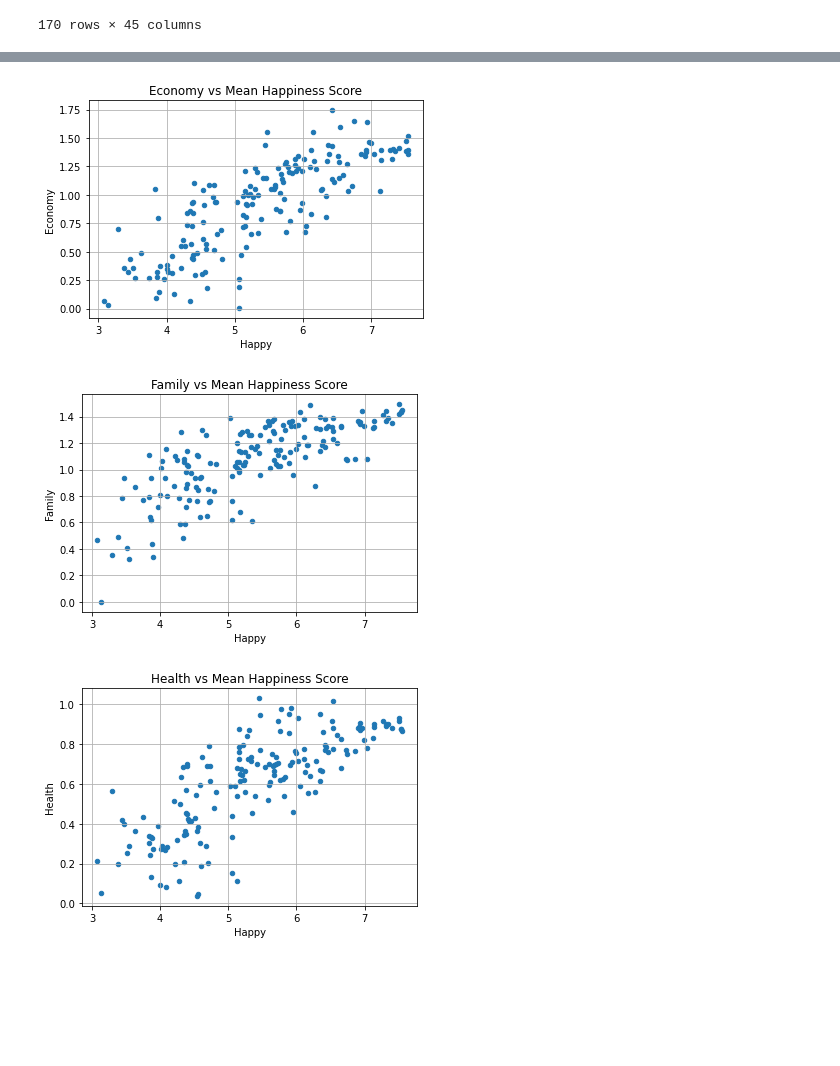
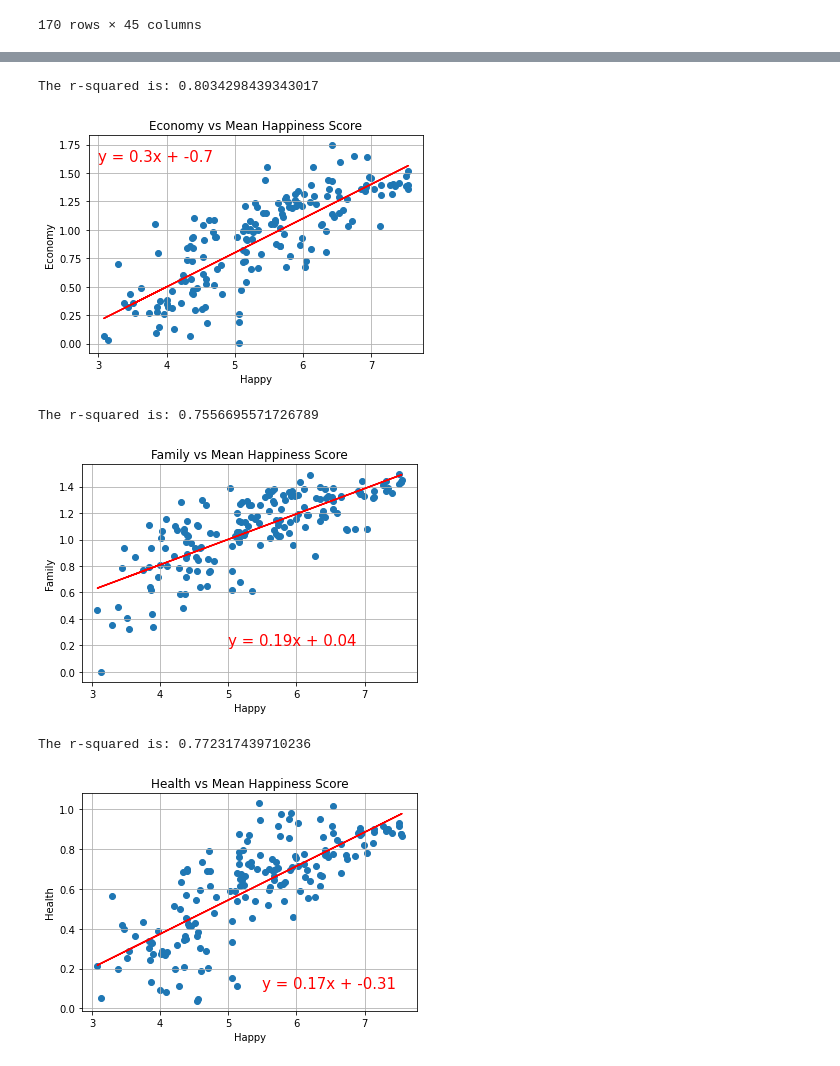
Before and after one commit to cbragg3136/world_happiness_project1, a Jupyter notebook: World_Hap_cleaning.ipynb, the cells around one changed output, grey strips where cells are left out. Drawn from its saved outputs; the diff is of its cells as text; code cells hidden in the pictures; blank space fills up the shorter version.

```diff
--- a/World_Hap_cleaning.ipynb
+++ b/World_Hap_cleaning.ipynb
@@ -294,24 +278,50 @@ correl_table
+# %%
+def linreg(x_values, y_values, title, coordinates):
+    (slope, intercept, rvalue, pvalue, stderr) = linregress(x_values, y_values)
+    regress_values = x_values * slope + intercept
+    line_eq = "y = " + str(round(slope,2)) + "x + " + str(round(intercept,2))
+    plt.scatter(x_values,y_values)
+    plt.plot(x_values,regress_values,"r-")
+    plt.annotate(line_eq,coordinates,fontsize=15,color="red")
+    plt.xlabel('Happy')
+    plt.ylabel(title)
+    print(f"The r-squared is: {rvalue}")
+    plt.show()
 # %%
 correl_table.plot(kind='scatter', x='Happy', y='Economy')
 plt.title("Economy vs Mean Happiness Score")
+plt.grid()
+x_values = correl_table["Happy"]
 
-plt.grid()
+y_values = correl_table["Economy"]
+linreg(correl_table["Happy"],correl_table["Economy"], "Economy", (3, 1.6))
 # %% [output]
+The r-squared is: 0.8034298439343017
-[figure, old version]
+[figure, new version]
 # %%
 correl_table.plot(kind='scatter', x='Happy', y='Family')
 plt.title("Family vs Mean Happiness Score")
 
 plt.grid()
+x_values = correl_table["Happy"]
+
+y_values = correl_table["Family"]
+linreg(correl_table["Happy"],correl_table["Family"], "Family", (5, 0.2))
 # %% [output]
+The r-squared is: 0.7556695571726789
-[figure, old version]
+[figure, new version]
 # %%
 correl_table.plot(kind='scatter', x='Happy', y='Health')
 plt.title("Health vs Mean Happiness Score")
 
 plt.grid()
+x_values = correl_table["Happy"]
+
+y_values = correl_table["Health"]
+linreg(correl_table["Happy"],correl_table["Health"], "Health", (5.5, 0.1))
 # %% [output]
+The r-squared is: 0.772317439710236
-[figure, old version]
+[figure, new version]
 # %%
 correl_table.plot(kind='scatter', x='Happy', y='Freedom')
 plt.title("Freedom vs Mean Happiness Score")
```
Also changed, not shown: parts of 5 cells of this notebook.
